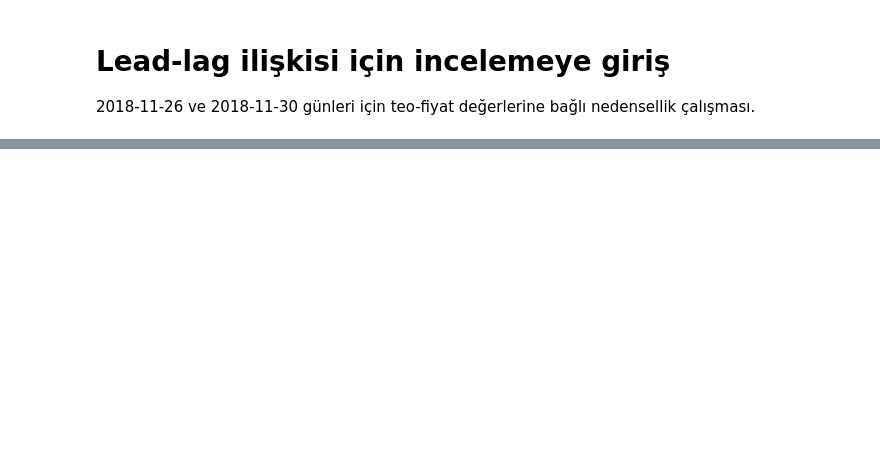
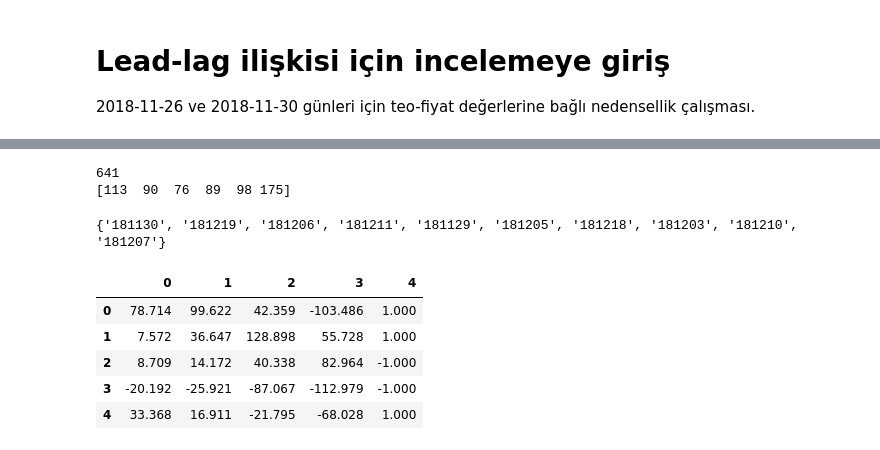
Before and after one commit to martingale/Backtest, a Jupyter notebook: BT_lead_lag.ipynb, the cells around one changed output, grey strips where cells are left out. Drawn from its saved outputs; the diff is of its cells as text; code cells hidden in the pictures; blank space fills up the shorter version.

```diff
--- a/BT_lead_lag.ipynb
+++ b/BT_lead_lag.ipynb
@@ -182,0 +345,11 @@ Adjusted random score:  0.18807585113853958
+# %%
+
+a = cnf_matrix.reshape(-1,)
+print(sum(a))
+a = a[[0,1,2,6,7,8]]
+print(a)
+#list(range(6,80,2))
+#[len(a)-i -1 for i in range(3)]
+# %% [output]
+641
+[113  90  76  89  98 175]
@@ -188,0 +398,28 @@ css_styling()
+# %%
+import re
+os.chdir('/home/hrn/pyITCH/causality/')
+
+id_sym = pd.read_csv('../ob_ids_eq_partitions.csv', index_col='no')
+id_sym = id_sym.to_dict()['sym']
+csv_files = [f for f in os.listdir('.') if re.match(r'caus+.*\.csv', f)]
+all_dates=set((i[9:15]for i in csv_files))
+all_obids = set((i[16:21] for i in csv_files))
+print(all_dates)
+# %% [output]
+{'181130', '181219', '181206', '181211', '181129', '181205', '181218', '181203', '181210', '181207'}
+# %%
+import dill as pickle
+import os
+os.chdir('/home/hrn/pyITCH/')
+out_pickle_file = 'dist_30_181207.pkl'
+handler = open(out_pickle_file,'rb')
+a = pickle.load(handler)
+#plta
+a.head()
+# %% [output]
+|  | 0 | 1 | 2 | 3 | 4 |
+| 0 | 78.714 | 99.622 | 42.359 | -103.486 | 1.000 |
+| 1 | 7.572 | 36.647 | 128.898 | 55.728 | 1.000 |
+| 2 | 8.709 | 14.172 | 40.338 | 82.964 | -1.000 |
+| 3 | -20.192 | -25.921 | -87.067 | -112.979 | -1.000 |
+| 4 | 33.368 | 16.911 | -21.795 | -68.028 | 1.000 |
```
Also changed, not shown: parts of 15 cells of this notebook, 1 other file.
